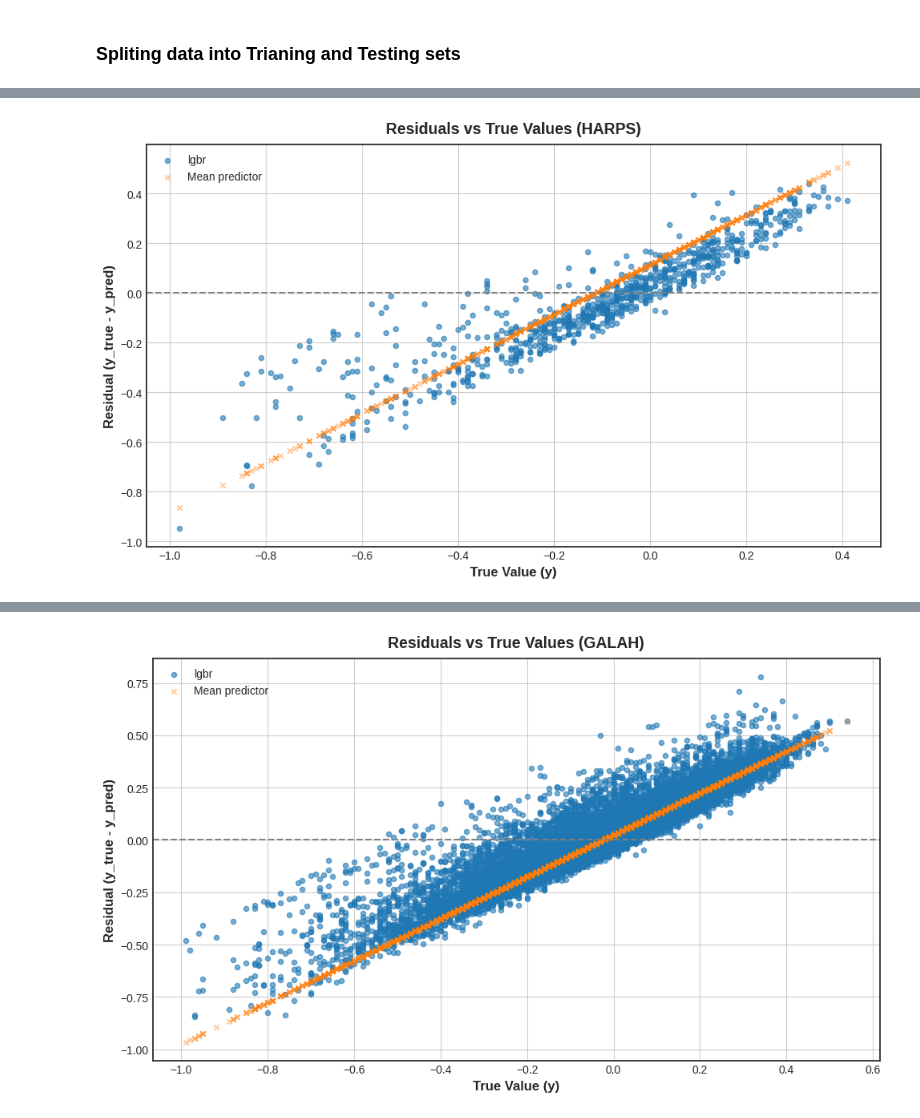
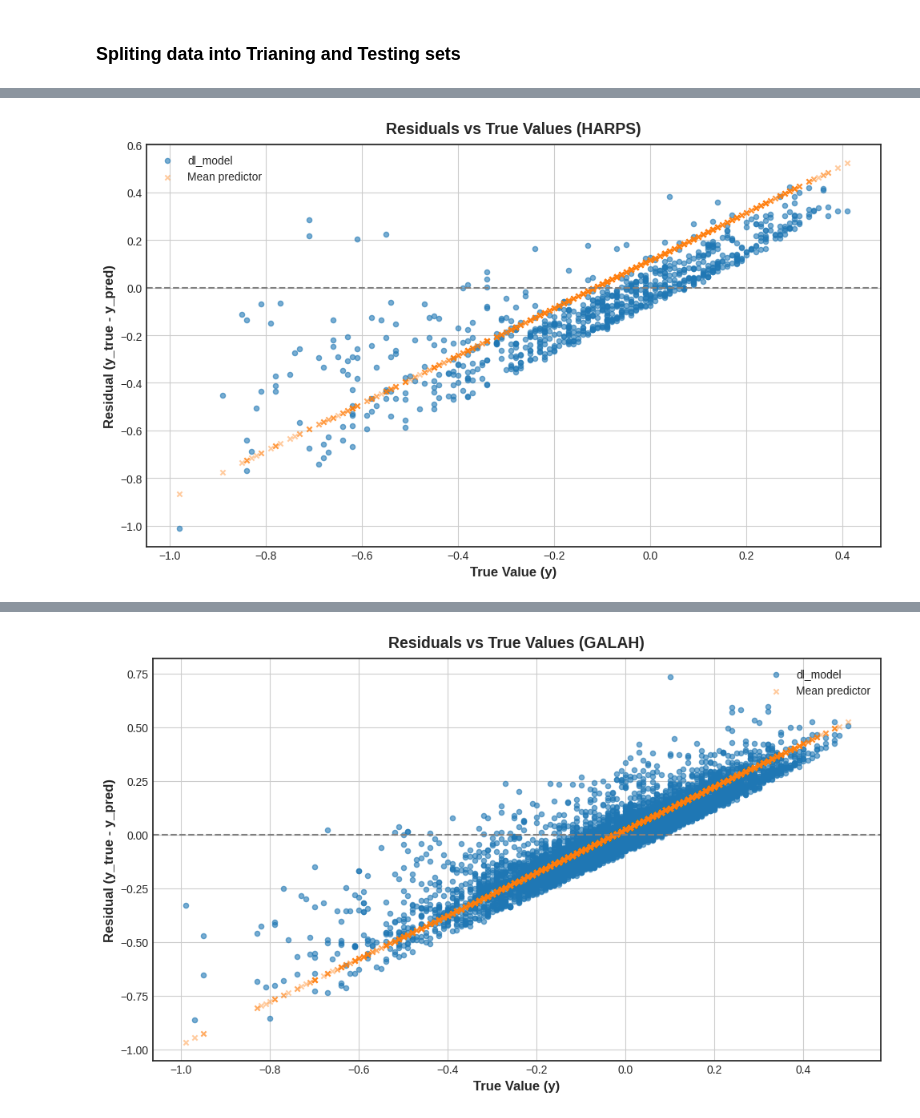
Before and after one commit to vadibekyan/AbundanceML, a Jupyter notebook: baseline_ML_fe.ipynb, the cells around one changed output, grey strips where cells are left out. Cells and saved outputs as stored; diff of their text form; code cells hidden in the pictures.

Commit message:
Modify baseline_ML_fe.ipynb
Added gr8 sample to the data
Added a simple DL model

```diff
--- a/baseline_ML_fe.ipynb
+++ b/baseline_ML_fe.ipynb
@@ -61,12 +64,13 @@ print (len(galah))
 # %% [markdown]
 # Here we focus on getting Fe from no abundance
 # %%
-columns_for_Fe = ['radial_velocity', 'V_lsr',  'U_lsr',  'W_lsr', 'P_gal', # 'parallax', 'pmra', 'pmdec', 'ra', 'dec',
+columns_for_Fe = ['radial_velocity', 'V_lsr',  'U_lsr',  'W_lsr', 'P_gal', # 'parallax',  #'pmra', 'pmdec', #'ra', 'dec',
                 'fe_h', ]
 
 apogee = apogee[columns_for_Fe]
 harps = harps[columns_for_Fe]
 galah = galah[columns_for_Fe]
+gr8 = gr8[columns_for_Fe]
 # %%
 def fit_trasform(X):
     X['VW_lsr'] = np.sqrt(X['V_lsr']**2 + X['W_lsr']**2)
@@ -83,8 +87,10 @@ def fit_trasform(X):
 
     return X
 
-#apogee = fit_trasform(apogee)
-#harps = fit_trasform(harps)
+apogee = fit_trasform(apogee)
+harps = fit_trasform(harps)
+galah = fit_trasform(galah)
+gr8 = fit_trasform(gr8)
 # %% [markdown]
 ### Identifying and exluding null values
 # %%
@@ -107,17 +115,21 @@ X_apogee_test = apogee_test.drop(columns=['fe_h'])
 y_apogee_test = apogee_test['fe_h']
 
 # Split GALAH
-galah_train_full, galah_test = train_test_split(galah, test_size=0.1, random_state=random_state)
+galah_train_full, galah_test = train_test_split(galah, test_size=0.3, random_state=random_state)
 X_galah_train = galah_train_full.drop(columns=['fe_h'])
 y_galah_train = galah_train_full['fe_h']
 
 X_galah_test = galah_test.drop(columns=['fe_h'])
 y_galah_test = galah_test['fe_h']
 
+# Gr8 no split
+X_gr8 = gr8.drop(columns=['fe_h'])
+y_gr8 = gr8['fe_h']
+
 # HARPS — no split
 X_harps = harps.drop(columns=['fe_h'])
 y_harps = harps['fe_h']
 
 # Combine APOGEE and GALAH train sets
-X_combined_train = pd.concat([X_apogee_train, X_galah_train], ignore_index=True)
-y_combined_train = pd.concat([y_apogee_train, y_galah_train], ignore_index=True)
+X_combined_train = pd.concat([X_apogee_train, X_galah_train, X_gr8], ignore_index=True)
+y_combined_train = pd.concat([y_apogee_train, y_galah_train, y_gr8], ignore_index=True)
@@ -140,6 +189,7 @@ voting_r = VotingRegressor(estimators=[
 ])
 
 model_names = {
+    'dl_model': dl_model,
     'xgbr': xgbr,
     #'rfr': rfr,
     'extr': extr,
@@ -324,16 +385,16 @@ def plot_residuals_vs_true(y_true, y_pred, model_name='Model', sample_name='Test
     plt.show()
 # %%
 # Example for one model and one test set
-best_model_name = 'lgbr'
+best_model_name = 'dl_model'
 model = model_names[best_model_name]
-model.fit(X_apogee, y_apogee)
+model.fit(X_combined_train, y_combined_train)
 
-y_pred_apogee = model.predict(X_test_apogee)
-plot_residuals_vs_true(y_test_apogee, y_pred_apogee, model_name=best_model_name, sample_name='Apogee')
+y_pred_apogee = model.predict(X_apogee_test)
+plot_residuals_vs_true(y_apogee_test, y_pred_apogee, model_name=best_model_name, sample_name='Apogee')
 
 y_pred_harps = model.predict(X_harps)
 plot_residuals_vs_true(y_harps, y_pred_harps, model_name=best_model_name, sample_name='HARPS')
 
-y_pred_galah = model.predict(X_galah)
-plot_residuals_vs_true(y_galah, y_pred_galah, model_name=best_model_name, sample_name='GALAH')
+y_pred_galah = model.predict(X_galah_test)
+plot_residuals_vs_true(y_galah_test, y_pred_galah, model_name=best_model_name, sample_name='GALAH')
 # %% [output]
@@ -341 +420 @@ plot_residuals_vs_true(y_galah, y_pred_galah, model_name=best_model_name, sample
-[figure, old version]
+[figure, new version]
@@ -342 +422 @@ plot_residuals_vs_true(y_galah, y_pred_galah, model_name=best_model_name, sample
-[figure, old version]
+[figure, new version]
```
Also changed, not shown: parts of 8 cells of this notebook, 6 other files.
